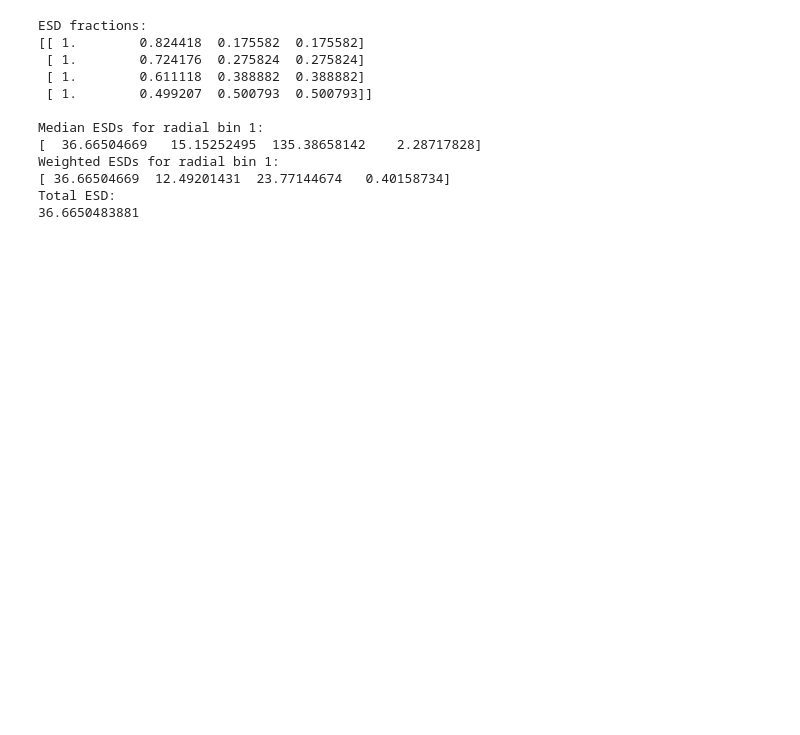
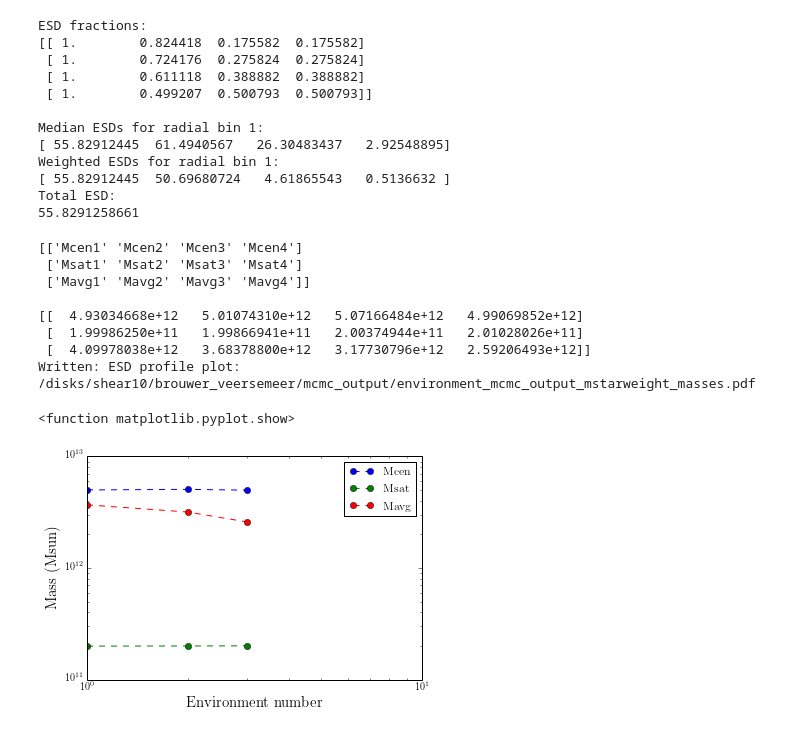
Before and after one commit to samtaziaux/KiDS-Sam_master, a Jupyter notebook: brouwer/environment_project/plot_mcmc.ipynb, the cells around one changed output. Cells and saved outputs as stored; diff of their text form; code cells hidden in the pictures; blank space fills up the shorter version.

```diff
--- a/brouwer/environment_project/plot_mcmc.ipynb
+++ b/brouwer/environment_project/plot_mcmc.ipynb
@@ -156,9 +164,9 @@ esds_med = np.array([[((mcmc[esds[e,i]][burn:end])[sorts])[index] for e in xrang
 """
 #"""
 # Selecting the result with the lowest chi2
-chi2list = mcmc['chi2'][burn:end]
-index = np.where(chi2list == np.amin(chi2list))[0][-1]
-esds_med = np.array([[(mcmc[esds[e,i]][burn:end])[index] for e in xrange(len(esdnames))] for i in xrange(len(envnames))])
+chi2list = mcmc['chi2']
+index = np.where(chi2list == np.amin(chi2list[burn:end]))[0][-1]
+esds_med = np.array([[(mcmc[esds[e,i]])[index] for e in xrange(len(esdnames))] for i in xrange(len(envnames))])
 #"""
 
 r=1
@@ -180,11 +188,53 @@ ESD fractions:
  [ 1.        0.499207  0.500793  0.500793]]
 
 Median ESDs for radial bin 1:
-[  36.66504669   15.15252495  135.38658142    2.28717828]
+[ 55.82912445  61.4940567   26.30483437   2.92548895]
 Weighted ESDs for radial bin 1:
-[ 36.66504669  12.49201431  23.77144674   0.40158734]
+[ 55.82912445  50.69680724   4.61865543   0.5136632 ]
 Total ESD:
-36.6650483881
+55.8291258661
+# %%
+massnames = ['Mcen', 'Msat', 'Mavg']
+masses = np.array([['%s%i'%(m, env+1) \
+                    for env in xrange(len(envnames))] \
+                    for m in massnames])
+print masses
+print
+masses_med = np.array([[(mcmc[masses[m, env]])[index] \
+                       for env in xrange(len(envnames))] \
+                       for m in xrange(len(massnames))])
+print masses_med
+
+for m in xrange(len(massnames)):
+    plt.plot(np.arange(len(envnames)), masses_med[m], '--o', label=massnames[m])
+
+xlabel = 'Environment number'
+ylabel = 'Mass (Msun)'
+
+plt.xscale('log', fontsize=15)
+plt.yscale('log', fontsize=15)
+
+plt.ylabel(r'%s'%ylabel,fontsize=15)
+plt.xlabel(r'%s'%xlabel,fontsize=15)
+plt.legend()
+
+plotname = '%s_masses.pdf'%filename
+
+plt.savefig(plotname, format='pdf')
+print 'Written: ESD profile plot:', plotname
+
+plt.show
+# %% [output]
+[['Mcen1' 'Mcen2' 'Mcen3' 'Mcen4']
+ ['Msat1' 'Msat2' 'Msat3' 'Msat4']
+ ['Mavg1' 'Mavg2' 'Mavg3' 'Mavg4']]
+
+[[  4.93034668e+12   5.01074310e+12   5.07166484e+12   4.99069852e+12]
+ [  1.99986250e+11   1.99866941e+11   2.00374944e+11   2.01028026e+11]
+ [  4.09978038e+12   3.68378800e+12   3.17730796e+12   2.59206493e+12]]
+Written: ESD profile plot: /disks/shear10/brouwer_veersemeer/mcmc_output/environment_mcmc_output_mstarweight_masses.pdf
+<function matplotlib.pyplot.show>
+[figure, added]
 # %%
 
 # A few tests
```
Also changed, not shown: parts of 5 cells of this notebook, 38 other files.
